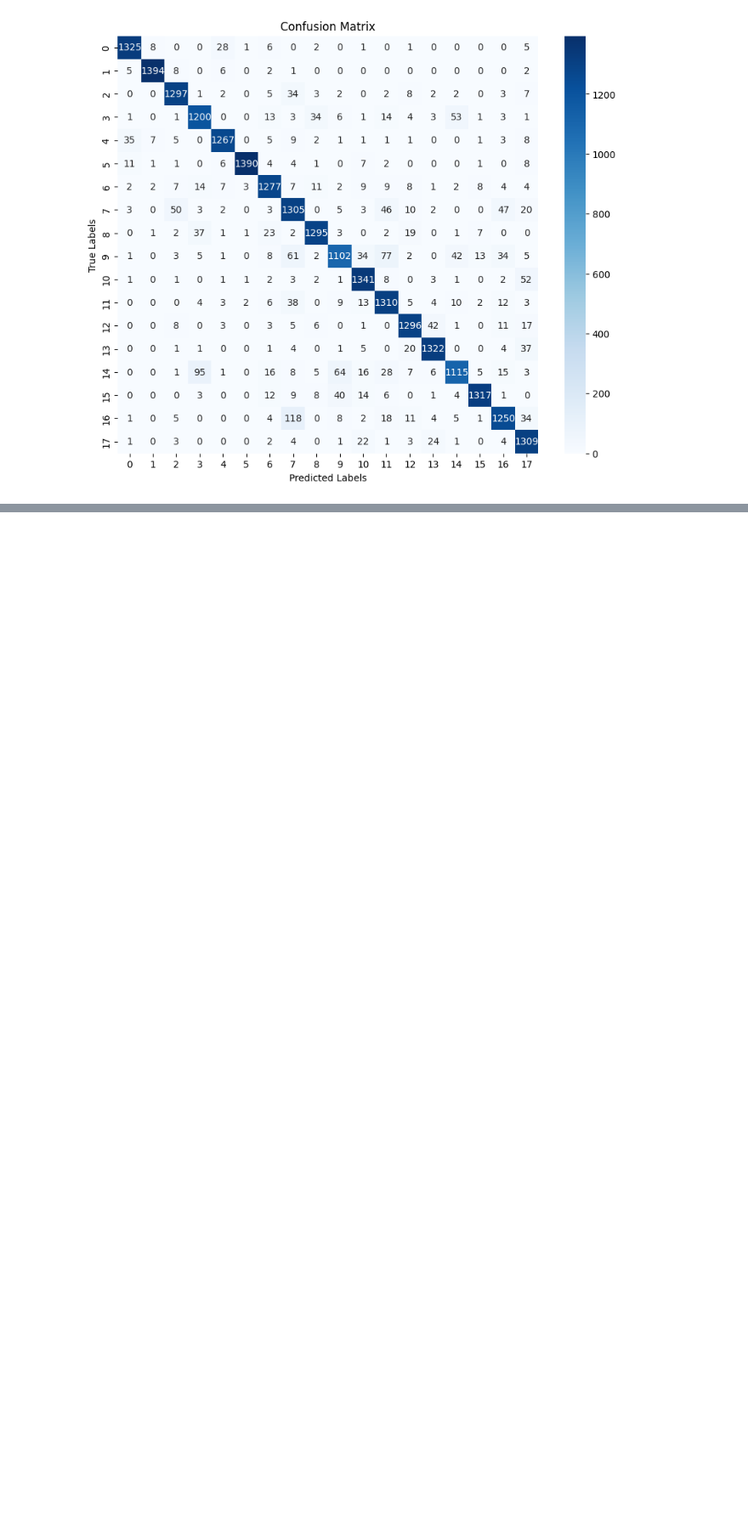
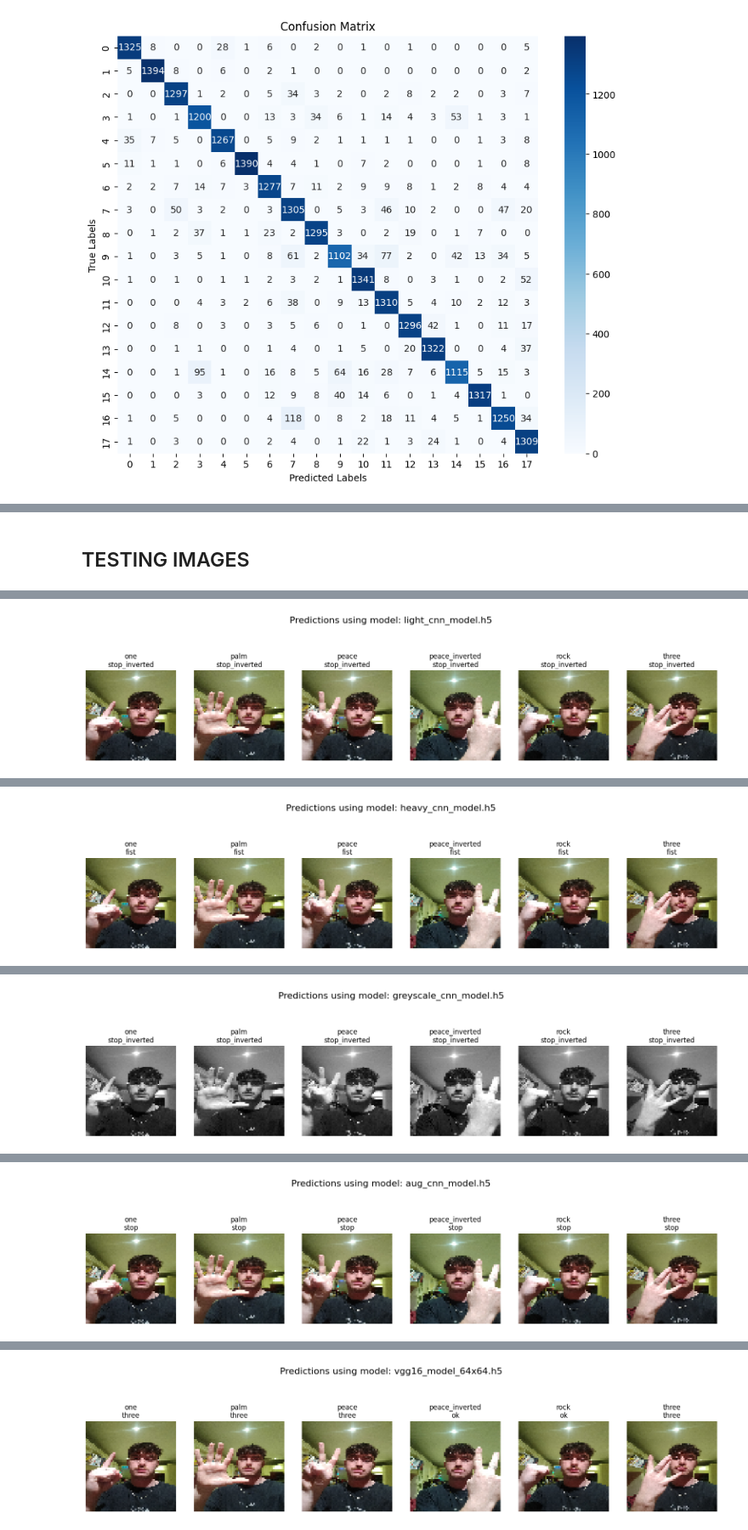
Before and after one commit to DaraLenaghan-1/Machine-Learning-Gesture-Detect, a Jupyter notebook: assignment2.ipynb, the cells around one changed output, grey strips where cells are left out. Shown at 85% size. Cells and saved outputs as stored; diff of their text form; code cells hidden in the pictures; blank space fills up the shorter version.

```diff
--- a/assignment2.ipynb
+++ b/assignment2.ipynb
@@ -1152,0 +1485,58 @@ plt.show()
+# %% [markdown]
+## TESTING IMAGES
+# %%
+import os
+import numpy as np
+import tensorflow as tf
+from tensorflow.keras.models import load_model
+from tensorflow.keras.preprocessing.image import img_to_array, load_img
+import matplotlib.pyplot as plt
+
+# Define models/Paths
+image_folder = "my_images"
+image_filenames = ["one.jpg", "palm.jpg", "peace.jpg", "peace_inverted.jpg", "rock.jpg", "three.jpg"]
+model_names = ["light_cnn_model.h5", "heavy_cnn_model.h5", "greyscale_cnn_model.h5", "aug_cnn_model.h5", "vgg16_model_64x64.h5", "vgg16_model_128x128.h5"]
+model_directory = "saved_models"
+
+# Define class names
+classes = [
+    'call', 'dislike', 'fist', 'four', 'like', 'mute', 'ok', 'one',
+    'palm', 'peace', 'peace_inverted', 'rock', 'stop', 'stop_inverted',
+    'three', 'three2', 'two_up', 'two_up_inverted'
+]
+
+# Load each model and make predictions on each image
+for model_name in model_names:
+    model_path = os.path.join(model_directory, model_name)
+    print(f"Loading model: {model_path}")
+    model = load_model(model_path)
+    input_shape = model.input_shape[1:3]
+    color_mode = 'rgb' if model.input_shape[-1] == 3 else 'grayscale'
+
+    fig, axs = plt.subplots(1, len(image_filenames), figsize=(20, 5))
+    fig.suptitle(f"Predictions using model: {model_name}", fontsize=16)
+
+    for i, image_name in enumerate(image_filenames):
+        image_path = os.path.join(image_folder, image_name)
+        image = load_img(image_path, target_size=input_shape, color_mode=color_mode)
+        image = img_to_array(image)
+
+        if color_mode == 'grayscale':
+            # If grayscale, expand dims to add channel dimension
+            image = np.expand_dims(image, axis=-1)
+
+        image = np.expand_dims(image, axis=0)
+        image /= 255.0
+
+        # Predict the class
+        prediction = model.predict(image)
+        predicted_class_index = np.argmax(prediction, axis=1)
+        predicted_class_name = classes[predicted_class_index[0]]
+
+        # Show the image and the prediction
+        axs[i].imshow(np.squeeze(image), cmap='gray' if color_mode == 'grayscale' else None)
+        axs[i].set_title(image_name.split('.')[0] + "\n" + predicted_class_name, fontsize=12)
+        axs[i].axis('off')
+
+    plt.show()
+# %% [output]
@@ -1152,0 +1550 @@ plt.show()
+[figure, added]
@@ -1152,0 +1558 @@ plt.show()
+[figure, added]
@@ -1152,0 +1566 @@ plt.show()
+[figure, added]
@@ -1152,0 +1574 @@ plt.show()
+[figure, added]
@@ -1152,0 +1582 @@ plt.show()
+[figure, added]
```
Also changed, not shown: parts of 14 cells of this notebook, 1 other file.
